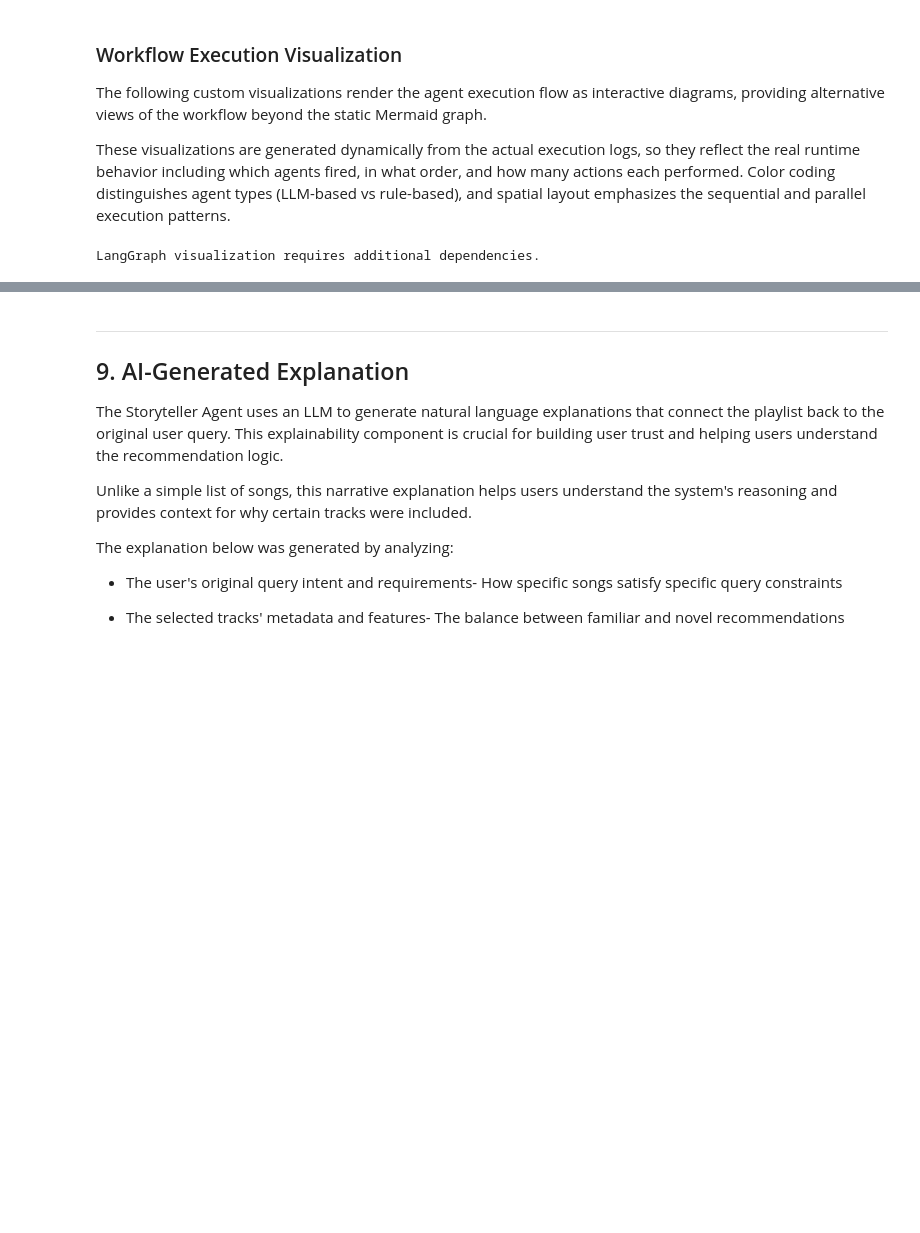
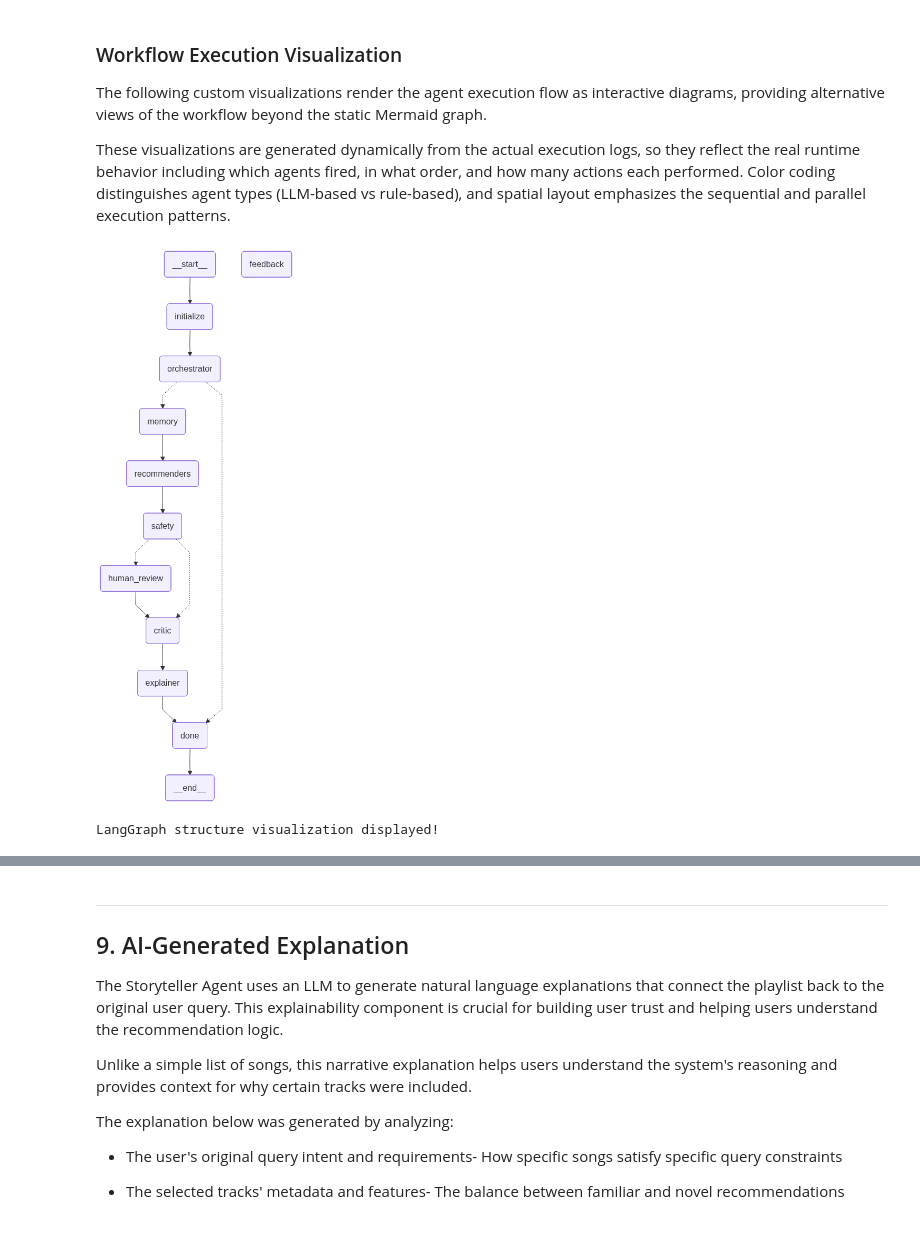
Before and after one commit to sumedhapaliwal/capstone-project-llm, a Jupyter notebook: main.ipynb, the cells around one changed output, grey strips where cells are left out. Cells and saved outputs as stored; diff of their text form; code cells hidden in the pictures; blank space fills up the shorter version.

```diff
--- a/main.ipynb
+++ b/main.ipynb
@@ -511,16 +484,17 @@ These visualizations are generated dynamically from the actual execution logs, s
 # %%
 try:
     from IPython.display import Image, display
 
-    # Get the graph visualization as bytes
-    graph_image = workflow_graph.get_graph().draw_mermaid_png()
+    compiled_app = workflow_graph[0]
 
-    # Display the graph
+    graph_image = compiled_app.get_graph().draw_mermaid_png()
+
     display(Image(graph_image))
     print("LangGraph structure visualization displayed!")
 
-except Exception:
-    print("LangGraph visualization requires additional dependencies.")
+except Exception as e:
+    print(f"LangGraph PNG visualization requires additional dependencies: {e}")
 # %% [output]
+[figure, added]
-LangGraph visualization requires additional dependencies.
+LangGraph structure visualization displayed!
 # %%
```
Also changed, not shown: parts of 18 cells of this notebook, 16 other files.
